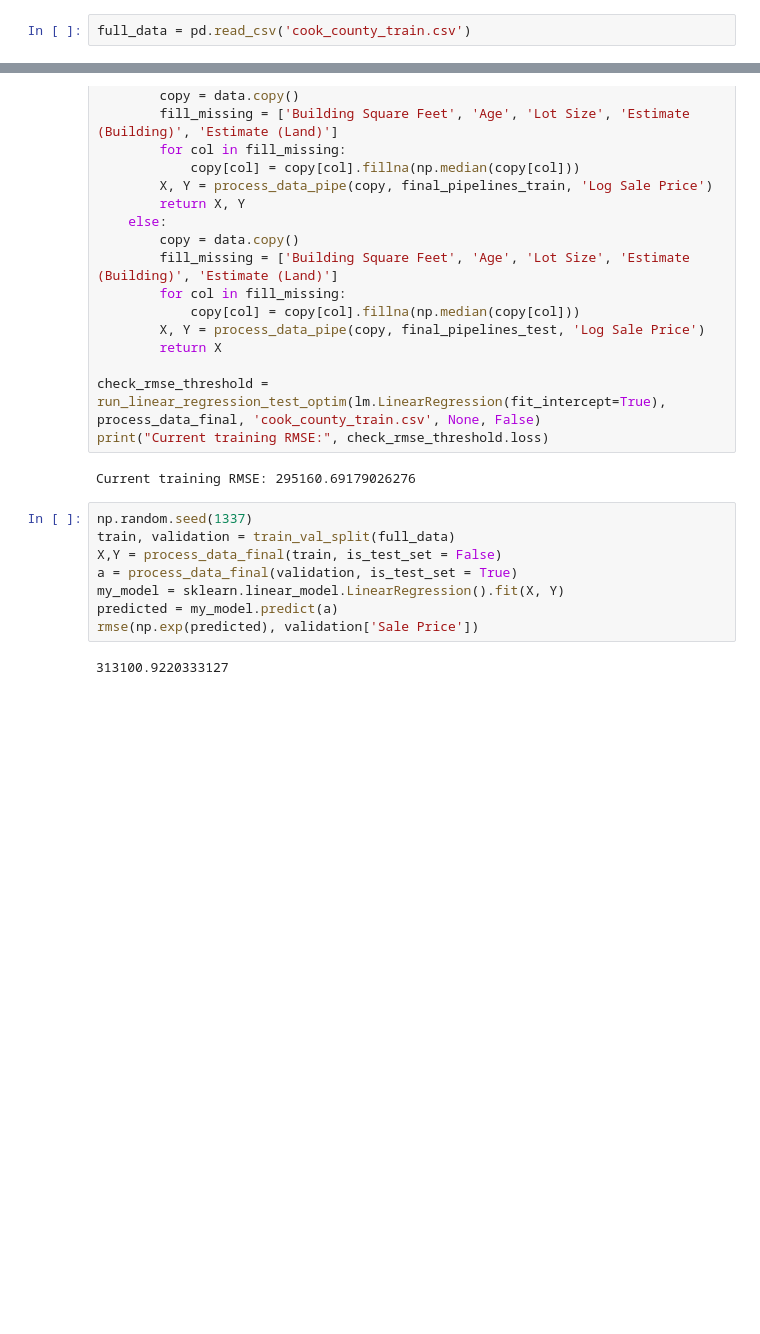
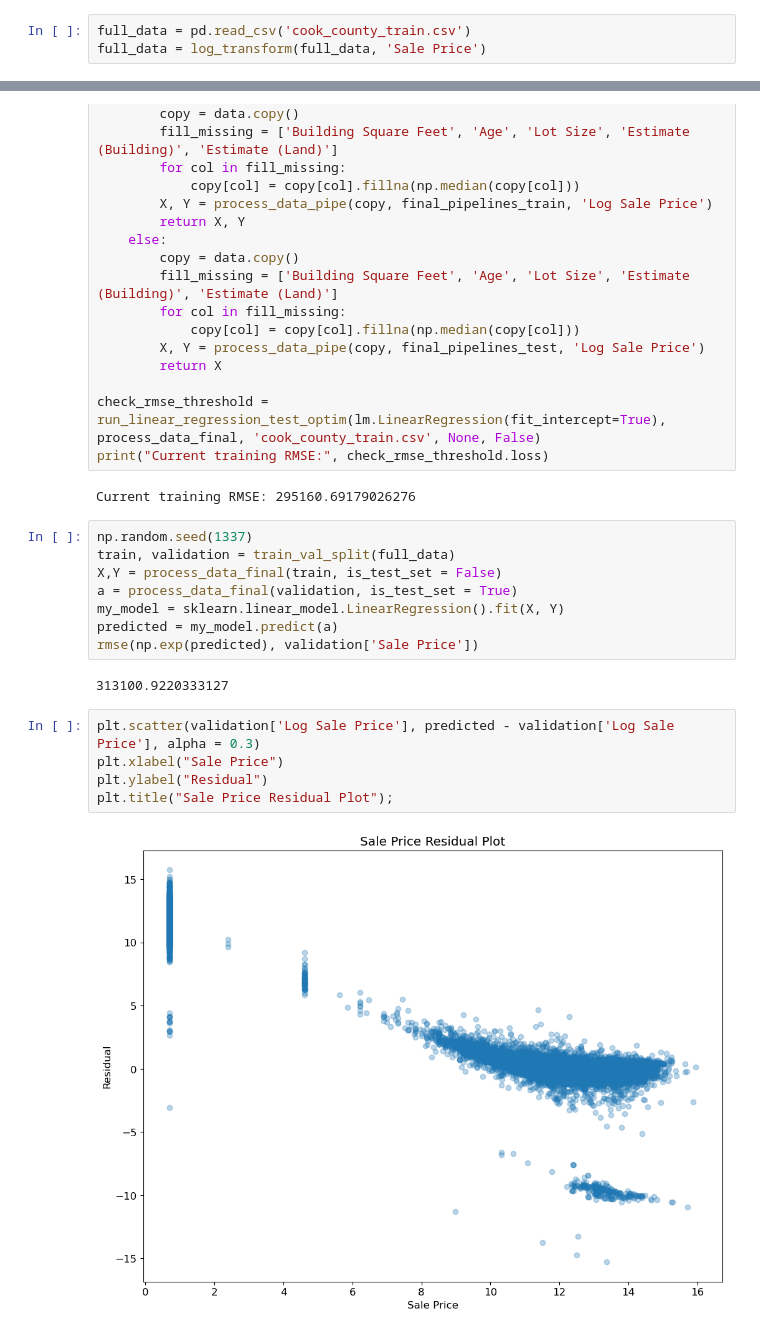
Before and after one commit to ivanyun321/housing-price-predictor, a Jupyter notebook: Linear_Regression_Model.ipynb, the cells around one changed output, grey strips where cells are left out. Drawn from its saved outputs; the diff is of its cells as text; blank space fills up the shorter version.

```diff
--- a/Linear_Regression_Model.ipynb
+++ b/Linear_Regression_Model.ipynb
@@ -17,6 +17,7 @@ plt.rcParams['figure.figsize'] = (12, 9)
 plt.rcParams['font.size'] = 12
 # %%
 full_data = pd.read_csv('cook_county_train.csv')
+full_data = log_transform(full_data, 'Sale Price')
 # %%
 def process_data_simple(data):
     data = remove_outliers(data, 'Sale Price', lower = 499)
@@ -138,6 +139,13 @@ predicted = my_model.predict(a)
 rmse(np.exp(predicted), validation['Sale Price'])
 # %% [output]
 313100.9220333127
+# %%
+plt.scatter(validation['Log Sale Price'], predicted - validation['Log Sale Price'], alpha = 0.3)
+plt.xlabel("Sale Price")
+plt.ylabel("Residual")
+plt.title("Sale Price Residual Plot");
+# %% [output]
+[figure, added]
 # %%
 final_pipelines_train = [
     (log_transform, None, {'col':'Sale Price'}),
```
Also changed, not shown: parts of 6 cells of this notebook, 4 other files.
